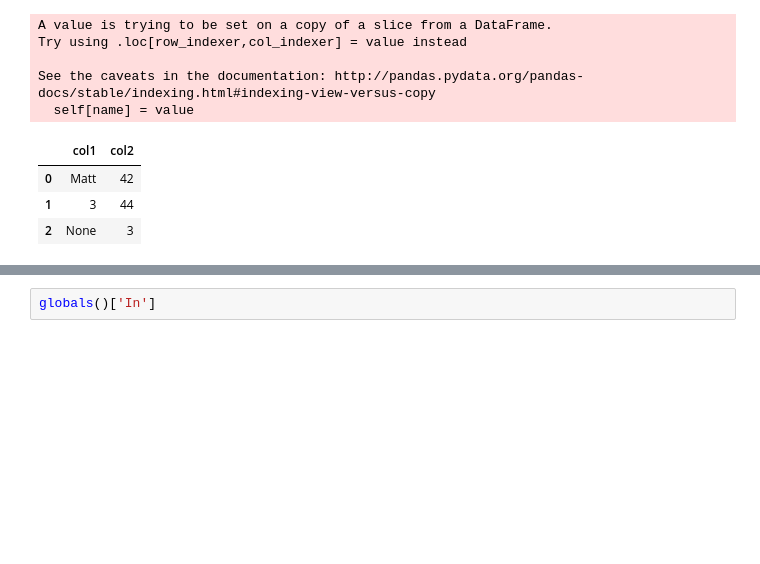
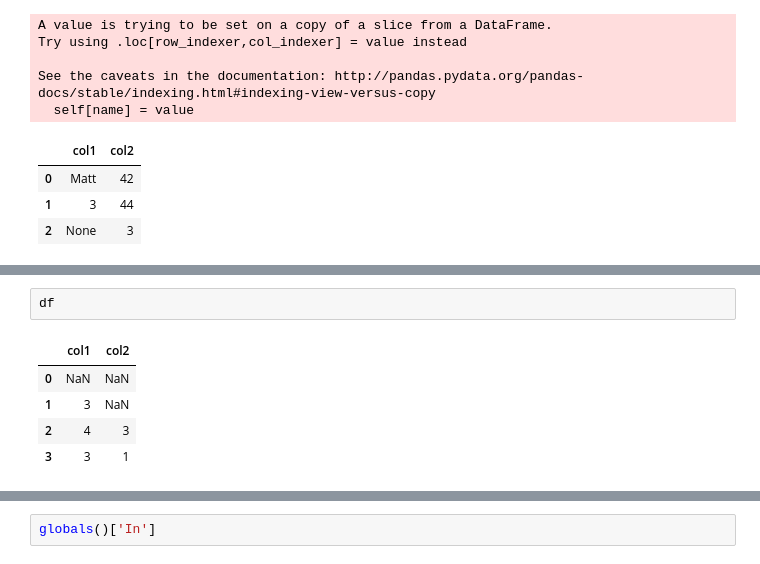
Before and after one commit to eoglethorpe/humanitarian, a Jupyter notebook: shelter/sohss/c0d3/sand.ipynb, the cells around one changed output, grey strips where cells are left out. Drawn from its saved outputs; the diff is of its cells as text; blank space fills up the shorter version.

```diff
--- a/shelter/sohss/c0d3/sand.ipynb
+++ b/shelter/sohss/c0d3/sand.ipynb
@@ -116,0 +147,8 @@ df
+# %%
+df
+# %% [output]
+|  | col1 | col2 |
+| 0 | NaN | NaN |
+| 1 | 3 | NaN |
+| 2 | 4 | 3 |
+| 3 | 3 | 1 |
```
Also changed, not shown: parts of 9 cells of this notebook, 2 other files.
